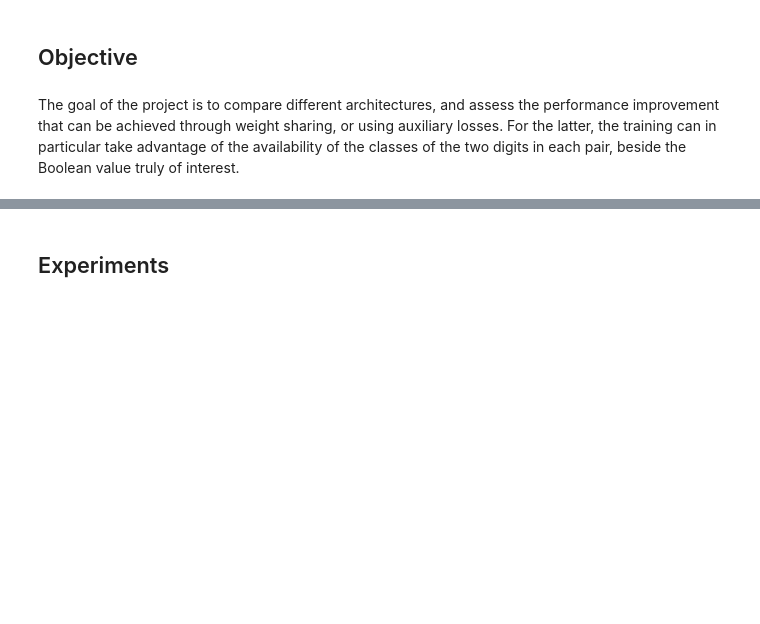
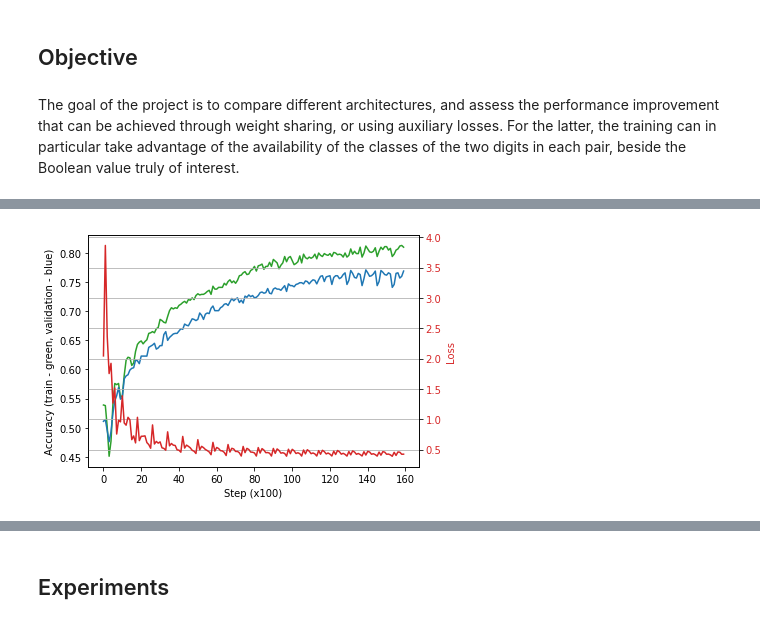
Before and after one commit to oganesManasian/Weight-sharing-and-auxiliary-losses-for-classification, a Jupyter notebook: Weight sharing and auxiliary losses for classification.ipynb, the cells around one changed output, grey strips where cells are left out. Saved outputs shown, nothing was run; the diff lists cells and outputs as text; code cells hidden in the pictures; blank space fills up the shorter version.

Commit message:
Implemented simple neural network

```diff
--- a/Weight sharing and auxiliary losses for classification.ipynb
+++ b/Weight sharing and auxiliary losses for classification.ipynb
@@ -44,0 +57,4 @@ Boolean value truly of interest.
+# %%
+nb_channels = 2
+nb_digits = 10
+nb_class = 2
@@ -44,0 +217,12 @@ Boolean value truly of interest.
+# %%
+reg = 0.8
+lr = 0.001 # Add learning rate decay
+epochs = 20
+# %%
+net = SimpleNet(nb_channels, nb_class)
+
+train_info = train(train_loader, test_loader,
+             model=net,
+             optimizer=optim.Adam(net.parameters(), lr=lr, weight_decay=reg),
+             criterion=cross_entropy,
+             epochs=epochs, test_every=2)
@@ -44,0 +250,25 @@ Boolean value truly of interest.
+# %%
+accuracy_train, accuracy_test, losses = train_info
+# %%
+fig, ax1 = plt.subplots()
+
+color_tr = 'tab:green'
+color_val = 'tab:blue'
+ax1.set_xlabel("Step (x100)")
+ax1.set_ylabel("Accuracy (train - green, validation - blue)")
+ax1.plot(range(len(accuracy_train)), accuracy_train, color=color_tr)
+ax1.plot(range(len(accuracy_test)), accuracy_test, color=color_val)
+ax1.tick_params(axis='y')
+
+ax2 = ax1.twinx()  # instantiate a second axes that shares the same x-axis
+
+color_loss = 'tab:red'
+ax2.set_ylabel("Loss", color=color_loss)  # we already handled the x-label with ax1
+ax2.plot(range(len(losses)), losses, color=color_loss)
+ax2.tick_params(axis='y', labelcolor=color_loss)
+
+fig.tight_layout()
+plt.grid()
+plt.show()
+# %% [output]
+[figure, added]
```
Also changed, not shown: parts of 19 cells of this notebook.
